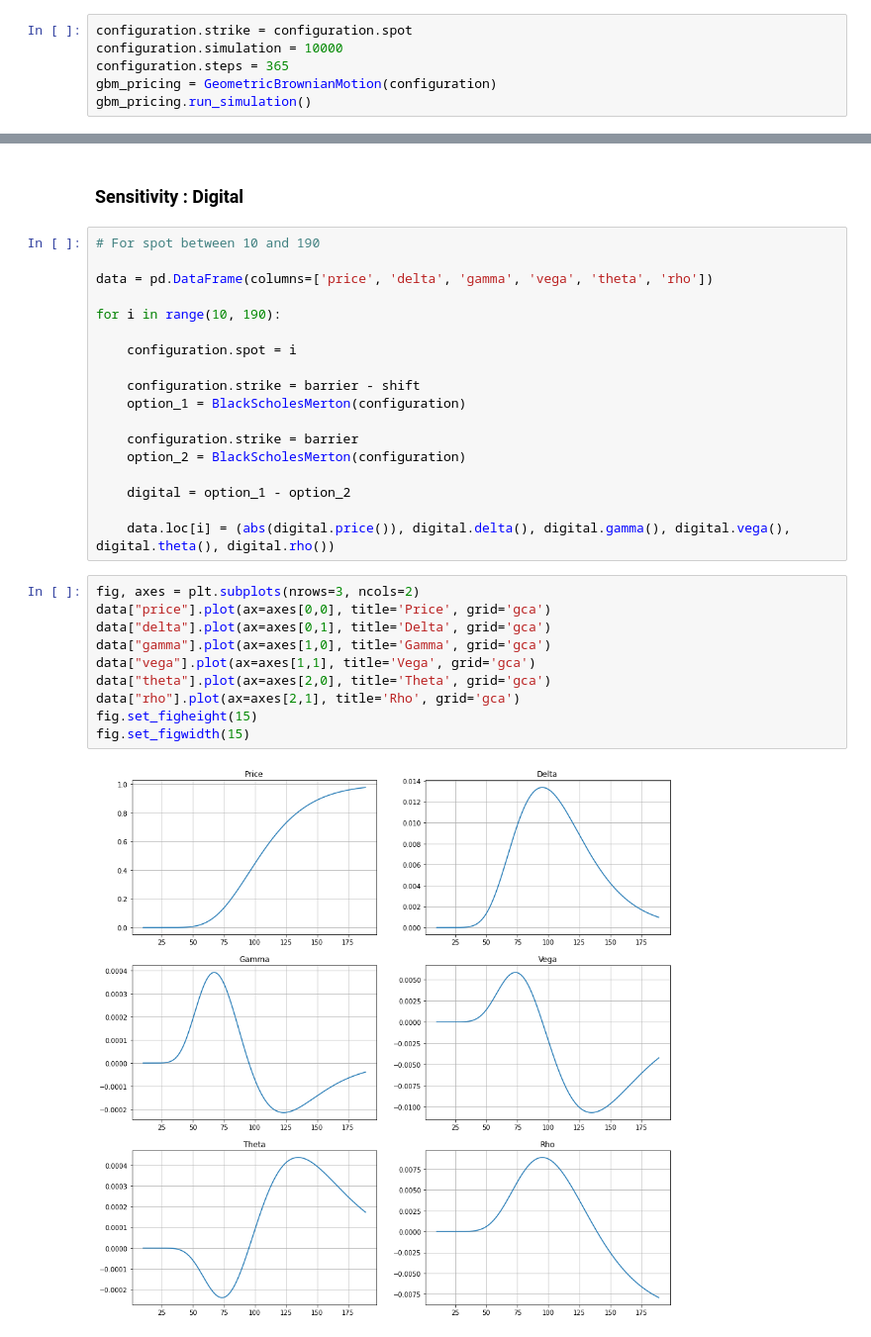
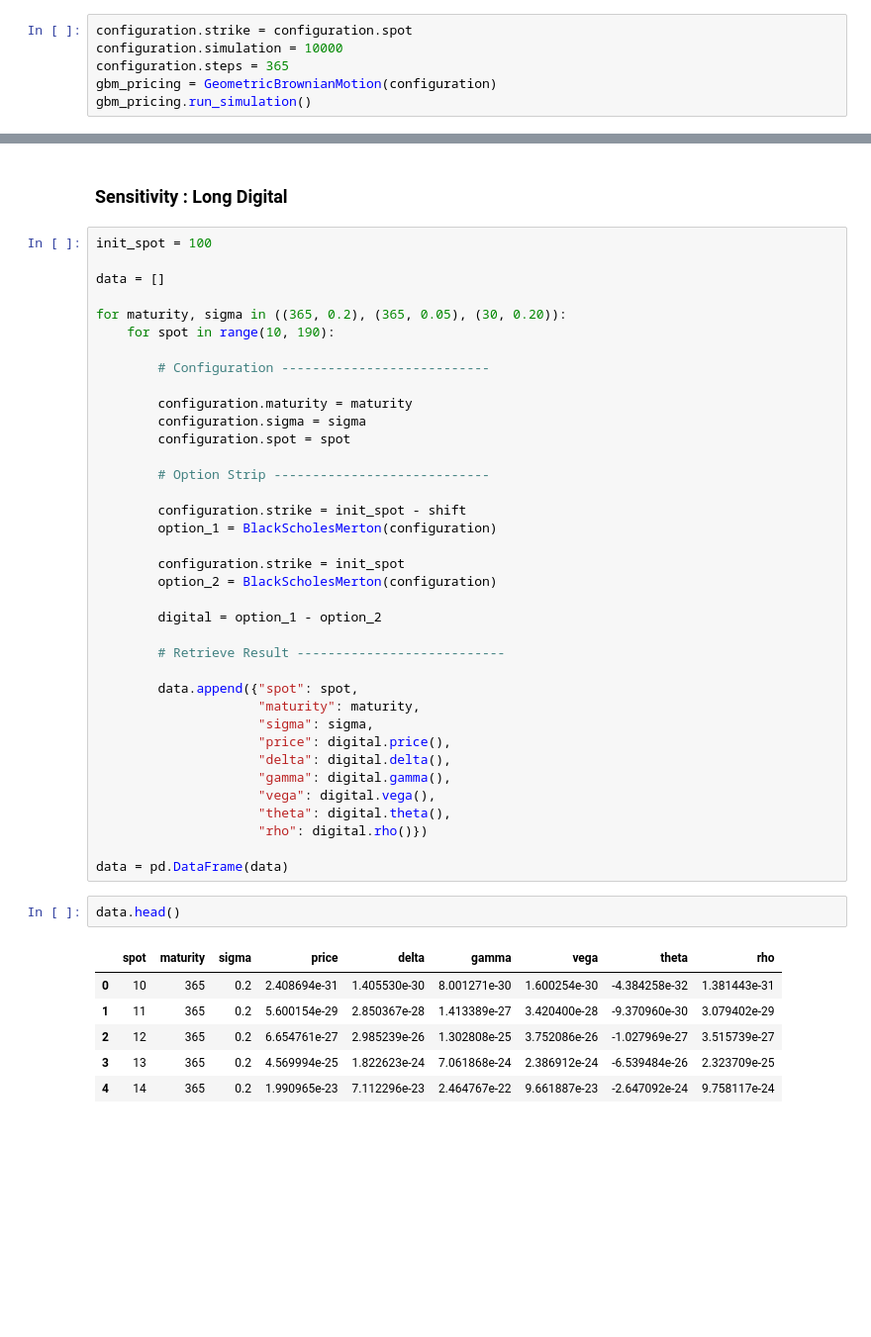
Before and after one commit to Stevenworick/Pricing, a Jupyter notebook: Notebook.ipynb, the cells around one changed output, grey strips where cells are left out. Shown at 99% size. Drawn from its saved outputs; the diff is of its cells as text; blank space fills up the shorter version.

```diff
--- a/Notebook.ipynb
+++ b/Notebook.ipynb
@@ -56,32 +55,48 @@ gbm_pricing.digital()
 # %% [markdown]
-### Sensitivity : Digital
+### Sensitivity : Long Digital
 # %%
-# For spot between 10 and 190
+init_spot = 100
 
-data = pd.DataFrame(columns=['price', 'delta', 'gamma', 'vega', 'theta', 'rho'])
+data = []
 
-for i in range(10, 190):
+for maturity, sigma in ((365, 0.2), (365, 0.05), (30, 0.20)):
+    for spot in range(10, 190):
 
-    configuration.spot = i
+        # Configuration ---------------------------
 
-    configuration.strike = barrier - shift
-    option_1 = BlackScholesMerton(configuration)
+        configuration.maturity = maturity
+        configuration.sigma = sigma
+        configuration.spot = spot
 
-    configuration.strike = barrier
-    option_2 = BlackScholesMerton(configuration)
+        # Option Strip ----------------------------
 
-    digital = option_1 - option_2
+        configuration.strike = init_spot - shift
+        option_1 = BlackScholesMerton(configuration)
 
-    data.loc[i] = (abs(digital.price()), digital.delta(), digital.gamma(), digital.vega(), digital.theta(), digital.rho())
+        configuration.strike = init_spot
+        option_2 = BlackScholesMerton(configuration)
+
+        digital = option_1 - option_2
+
+        # Retrieve Result ---------------------------
+
+        data.append({"spot": spot,
+                     "maturity": maturity,
+                     "sigma": sigma,
+                     "price": digital.price(),
+                     "delta": digital.delta(),
+                     "gamma": digital.gamma(),
+                     "vega": digital.vega(),
+                     "theta": digital.theta(),
+                     "rho": digital.rho()})
+
+data = pd.DataFrame(data)
-# %%
-fig, axes = plt.subplots(nrows=3, ncols=2)
-data["price"].plot(ax=axes[0,0], title='Price', grid='gca')
-data["delta"].plot(ax=axes[0,1], title='Delta', grid='gca')
-data["gamma"].plot(ax=axes[1,0], title='Gamma', grid='gca')
-data["vega"].plot(ax=axes[1,1], title='Vega', grid='gca')
-data["theta"].plot(ax=axes[2,0], title='Theta', grid='gca')
-data["rho"].plot(ax=axes[2,1], title='Rho', grid='gca')
-fig.set_figheight(15)
-fig.set_figwidth(15)
-# %% [output]
-[figure, removed]
+# %%
+data.head()
+# %% [output]
+|  | spot | maturity | sigma | price | delta | gamma | vega | theta | rho |
+| 0 | 10 | 365 | 0.2 | 2.408694e-31 | 1.405530e-30 | 8.001271e-30 | 1.600254e-30 | -4.384258e-32 | 1.381443e-31 |
+| 1 | 11 | 365 | 0.2 | 5.600154e-29 | 2.850367e-28 | 1.413389e-27 | 3.420400e-28 | -9.370960e-30 | 3.079402e-29 |
+| 2 | 12 | 365 | 0.2 | 6.654761e-27 | 2.985239e-26 | 1.302808e-25 | 3.752086e-26 | -1.027969e-27 | 3.515739e-27 |
+| 3 | 13 | 365 | 0.2 | 4.569994e-25 | 1.822623e-24 | 7.061868e-24 | 2.386912e-24 | -6.539484e-26 | 2.323709e-25 |
+| 4 | 14 | 365 | 0.2 | 1.990965e-23 | 7.112296e-23 | 2.464767e-22 | 9.661887e-23 | -2.647092e-24 | 9.758117e-24 |
```
Also changed, not shown: parts of 7 cells of this notebook, 1 other file.
